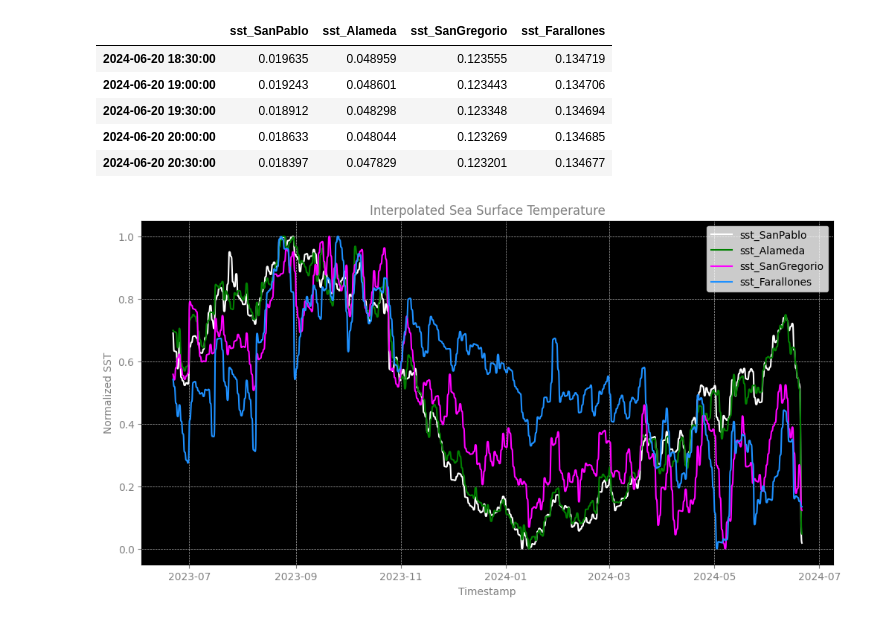
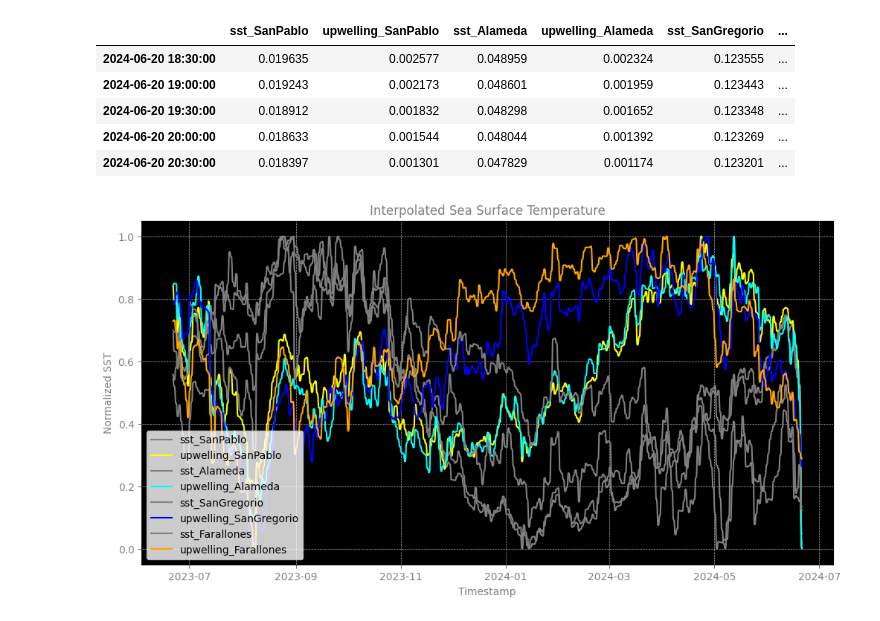
Before and after one commit to gregottoniemeyer/water_mirror, a Jupyter notebook: code/sst_convert_01.ipynb, the cells around one changed output. Cells and saved outputs as stored; diff of their text form; code cells hidden in the pictures.

Commit message:
fixed various data issues
Imerg Normalized and added upswell, rain normalized

```diff
--- a/code/sst_convert_01.ipynb
+++ b/code/sst_convert_01.ipynb
@@ -42,28 +84,0 @@ all_data = pd.concat(dfs, axis=1)
-# %%
-# Define file paths and corresponding new column names
-files_and_columns = {
-    '../data/sst_SanPablo.csv': 'sst_SanPablo',
-    '../data/sst_Alameda.csv': 'sst_Alameda',
-    '../data/sst_SanGregorio.csv': 'sst_SanGregorio',
-    '../data/sst_Farallones.csv': 'sst_Farallones'
-}
-
-# Initialize an empty list to hold DataFrames
-dfs = []
-
-# Process each file
-for file_path, new_col_name in files_and_columns.items():
-    # Load CSV file into DataFrame
-    df = pd.read_csv(
-        file_path,
-        parse_dates=['time'],
-        index_col='time'
-    )
-    # Select only the 'sst_at_location' column and rename it
-    df = df[['sst_at_location']].rename(columns={'sst_at_location': new_col_name})
-    # Append the processed DataFrame to the list
-    dfs.append(df)
-
-# Combine all DataFrames on the time index
-all_data = pd.concat(dfs, axis=1)
-all_data.head()
@@ -86,9 +90,9 @@ desired_freq = '30min'  # 30-minute intervals
 interpolated_data = pd.DataFrame()
 
 # Process each column separately
-for column in normalized_data.columns:
+for column in all_data.columns:
     # Drop NaN values to work with actual data points
-    data = normalized_data[column].dropna()
+    data = all_data[column].dropna()
 
     # Create a new Series to hold the interpolated series
     interpolated_series = pd.Series(dtype=float)
@@ -162,35 +166,39 @@ trimmed_data = interpolated_data.loc[start_date:end_date]
 
 trimmed_data.tail()
 # %% [output]
-|  | sst_SanPablo | sst_Alameda | sst_SanGregorio | sst_Farallones |
-| 2024-06-20 18:30:00 | 0.019635 | 0.048959 | 0.123555 | 0.134719 |
-| 2024-06-20 19:00:00 | 0.019243 | 0.048601 | 0.123443 | 0.134706 |
-| 2024-06-20 19:30:00 | 0.018912 | 0.048298 | 0.123348 | 0.134694 |
-| 2024-06-20 20:00:00 | 0.018633 | 0.048044 | 0.123269 | 0.134685 |
-| 2024-06-20 20:30:00 | 0.018397 | 0.047829 | 0.123201 | 0.134677 |
+|  | sst_SanPablo | upwelling_SanPablo | sst_Alameda | upwelling_Alameda | sst_SanGregorio | ... |
+| 2024-06-20 18:30:00 | 0.019635 | 0.002577 | 0.048959 | 0.002324 | 0.123555 | ... |
+| 2024-06-20 19:00:00 | 0.019243 | 0.002173 | 0.048601 | 0.001959 | 0.123443 | ... |
+| 2024-06-20 19:30:00 | 0.018912 | 0.001832 | 0.048298 | 0.001652 | 0.123348 | ... |
+| 2024-06-20 20:00:00 | 0.018633 | 0.001544 | 0.048044 | 0.001392 | 0.123269 | ... |
+| 2024-06-20 20:30:00 | 0.018397 | 0.001301 | 0.047829 | 0.001174 | 0.123201 | ... |
 # %%
 # Define colors for each location
 colors = {
-    'sst_SanPablo': 'white',
-    'sst_Alameda': 'green',
-    'sst_SanGregorio': 'magenta',
-    'sst_Farallones': 'dodgerblue'
+    'sst_SanPablo': 'grey',
+    'sst_Alameda': 'grey',
+    'sst_SanGregorio': 'grey',
+    'sst_Farallones': 'grey',
+    'upwelling_SanPablo': 'yellow',
+    'upwelling_Alameda': 'cyan',
+    'upwelling_SanGregorio': 'blue',
+    'upwelling_Farallones': 'orange'
 }
 
 # Plotting
 plt.figure(figsize=(12, 6))
 for column in trimmed_data.columns:
     plt.plot(trimmed_data.index, trimmed_data[column], color=colors[column], label=column)
 
 plt.xlabel('Timestamp', color='grey')
 plt.ylabel('Normalized SST', color='grey')
 plt.title('Interpolated Sea Surface Temperature', color='grey')
 plt.legend()
 plt.grid(True, which='both', linestyle='--', linewidth=0.5)
 plt.gca().set_facecolor('black')
 plt.gca().tick_params(colors='grey')
 plt.show()
 # %% [output]
-[figure, old version]
+[figure, new version]
 # %%
 trimmed_data.to_csv('../data/sst_all.csv', index = True)
```
Also changed, not shown: parts of 3 cells of this notebook, 5 other files.
